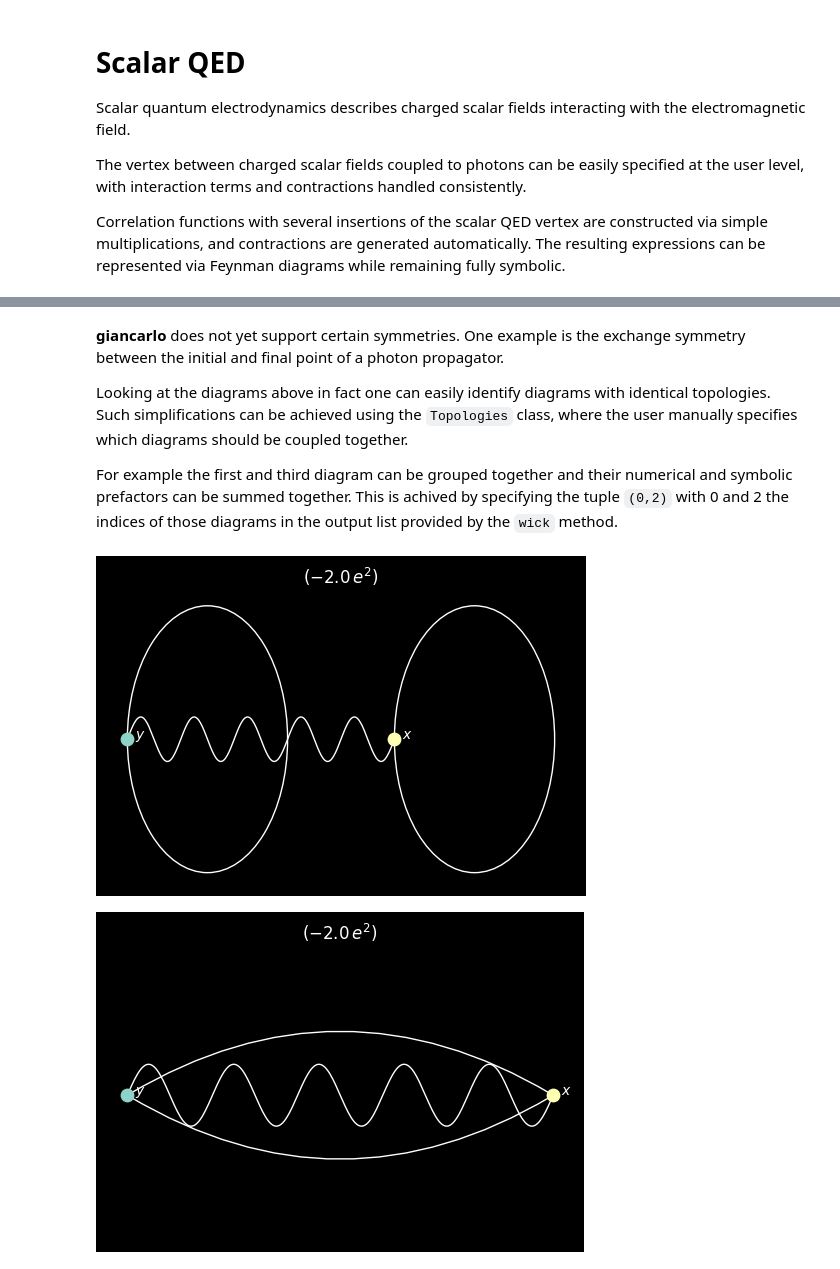
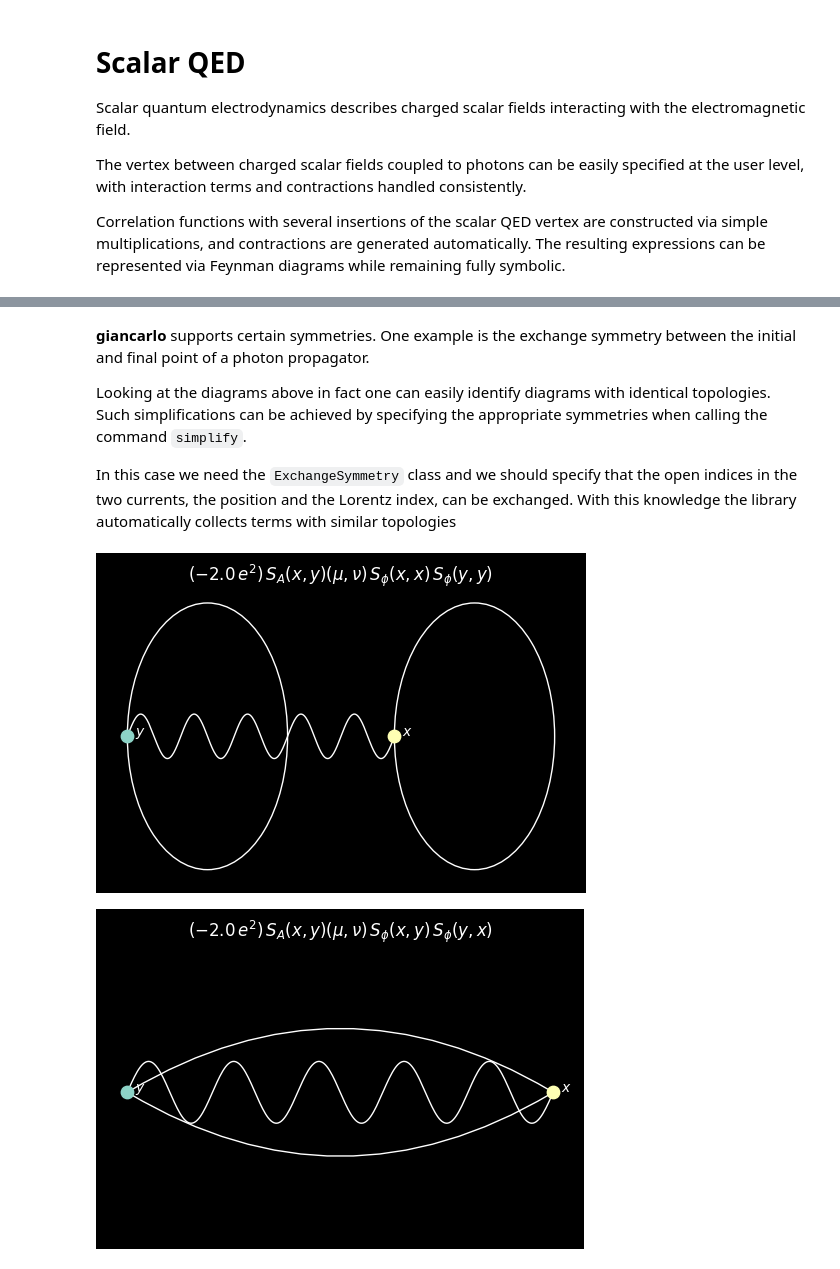
Before and after one commit to mbruno46/giancarlo, a Jupyter notebook: tutorials/basics.ipynb, the cells around one changed output, grey strips where cells are left out. Saved outputs shown, nothing was run; the diff lists cells and outputs as text; code cells hidden in the pictures.

```diff
--- a/tutorials/basics.ipynb
+++ b/tutorials/basics.ipynb
@@ -87,12 +89,13 @@ $\displaystyle [\text{giancarlo}] : ( -1.0\,e^2\,{\phi}^\dagger(x)\,A(x, \mu)\,\
 # %% [markdown]
-**giancarlo** does not yet support certain symmetries. One example is the exchange symmetry between the initial and final point of a photon propagator.
+**giancarlo** supports certain symmetries. One example is the exchange symmetry between the initial and final point of a photon propagator.
 
-Looking at the diagrams above in fact one can easily identify diagrams with identical topologies. Such simplifications can be achieved using the `Topologies` class, where the user manually specifies which diagrams should be coupled together.
+Looking at the diagrams above in fact one can easily identify diagrams with identical topologies. Such simplifications can be achieved by specifying the appropriate symmetries when calling the command `simplify`.
 
-For example the first and third diagram can be grouped together and their numerical and symbolic prefactors can be summed together. This is achived by specifying the tuple `(0,2)` with 0 and 2 the indices of those diagrams in the output list provided by the `wick` method.
+In this case we need the `ExchangeSymmetry` class and we should specify that the open indices in the two currents, the position and the Lorentz index, can be exchanged. With this knowledge the library automatically collects terms with similar topologies
-# %%
-t = gc.Topologies(bubble.wick(), (0,2), (1,3))
-t.draw()
-# %% [output]
-[figure, removed]
-[figure, removed]
+# %%
+topo = bubble.wick().simplify(gc.ExchangeSymmetry(pos=['x', 'y'], lorentz=[r'\mu',r'\nu']))
+# %%
+topo.draw()
+# %% [output]
+[figure, added]
+[figure, added]
```
Also changed, not shown: parts of 3 cells of this notebook, 2 other files.
